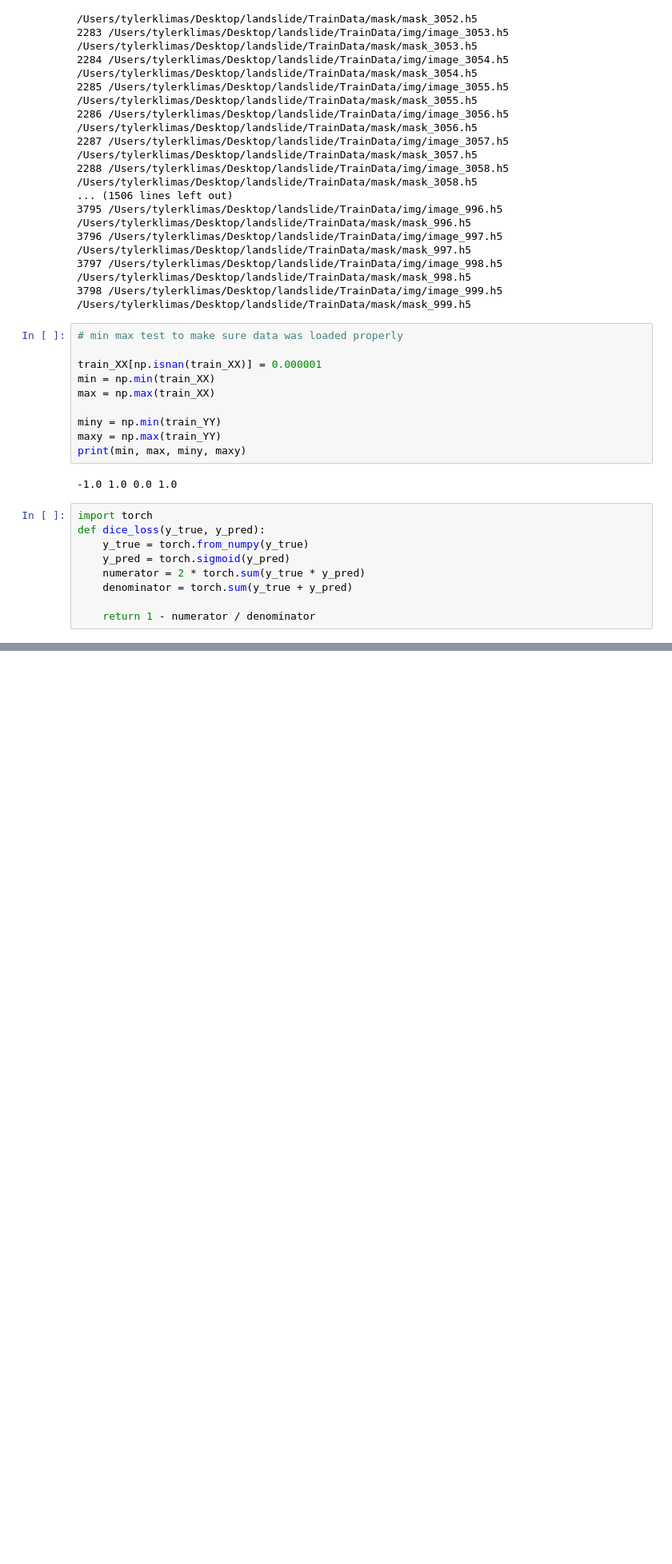
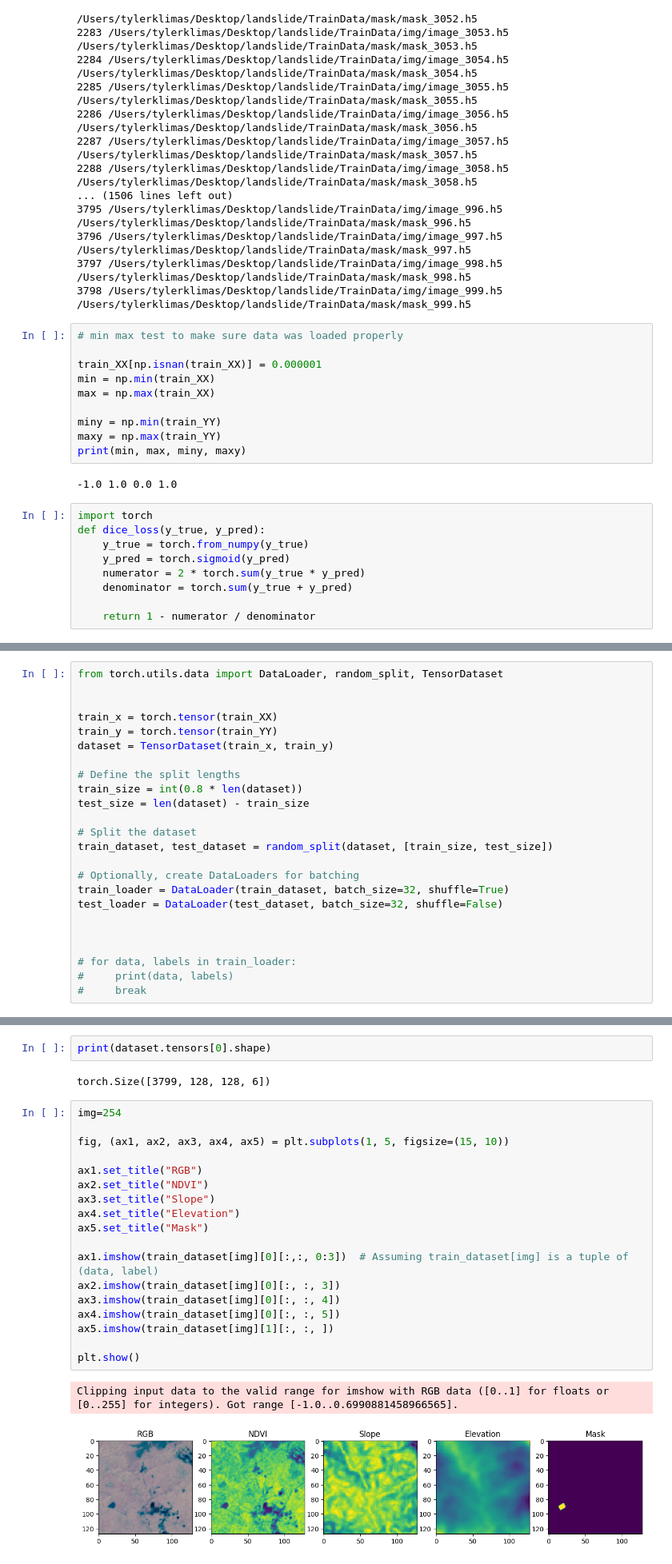
Before and after one commit to detroitnatif/LandslidePrediction, a Jupyter notebook: landslide.ipynb, the cells around one changed output, grey strips where cells are left out. Shown at 80% size. Saved outputs shown, nothing was run; the diff lists cells and outputs as text; blank space fills up the shorter version.

```diff
--- a/landslide.ipynb
+++ b/landslide.ipynb
@@ -204,0 +211,24 @@ ax3.imshow(train_XX[img, :, :, 0:3]
+# %%
+from torch.utils.data import DataLoader, random_split, TensorDataset
+
+
+train_x = torch.tensor(train_XX)
+train_y = torch.tensor(train_YY)
+dataset = TensorDataset(train_x, train_y)
+
+# Define the split lengths
+train_size = int(0.8 * len(dataset))
+test_size = len(dataset) - train_size
+
+# Split the dataset
+train_dataset, test_dataset = random_split(dataset, [train_size, test_size])
+
+# Optionally, create DataLoaders for batching
+train_loader = DataLoader(train_dataset, batch_size=32, shuffle=True)
+test_loader = DataLoader(test_dataset, batch_size=32, shuffle=False)
+
+
+
+# for data, labels in train_loader:
+#     print(data, labels)
+#     break
@@ -204,0 +253,25 @@ ax3.imshow(train_XX[img, :, :, 0:3]
+# %%
+print(dataset.tensors[0].shape)
+# %% [output]
+torch.Size([3799, 128, 128, 6])
+# %%
+img=254
+
+fig, (ax1, ax2, ax3, ax4, ax5) = plt.subplots(1, 5, figsize=(15, 10))
+
+ax1.set_title("RGB")
+ax2.set_title("NDVI")
+ax3.set_title("Slope")
+ax4.set_title("Elevation")
+ax5.set_title("Mask")
+
+ax1.imshow(train_dataset[img][0][:,:, 0:3])  # Assuming train_dataset[img] is a tuple of (data, label)
+ax2.imshow(train_dataset[img][0][:, :, 3])
+ax3.imshow(train_dataset[img][0][:, :, 4])
+ax4.imshow(train_dataset[img][0][:, :, 5])
+ax5.imshow(train_dataset[img][1][:, :, ])
+
+plt.show()
+# %% [output]
+Clipping input data to the valid range for imshow with RGB data ([0..1] for floats or [0..255] for integers). Got range [-1.0..0.6990881458966565].
+[figure, added]
```
Also changed, not shown: parts of 4 cells of this notebook.
